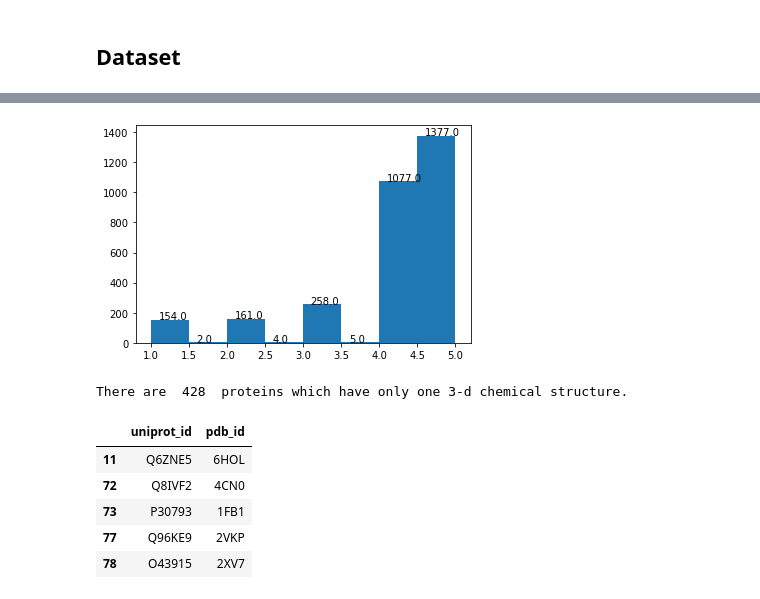
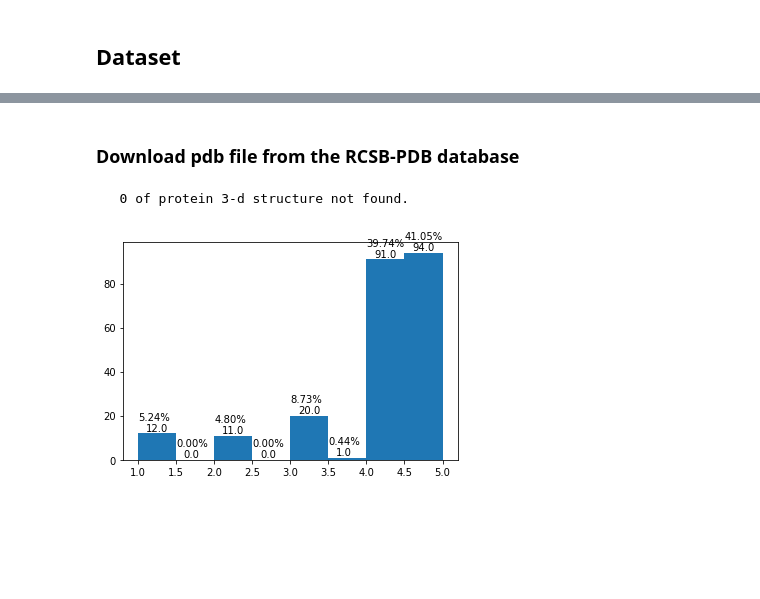
Before and after one commit to NYXFLOWER/UPSR, a Jupyter notebook: Data Pre-analysis.ipynb, the cells around one changed output, grey strips where cells are left out. Drawn from its saved outputs; the diff is of its cells as text; code cells hidden in the pictures; blank space fills up the shorter version.

```diff
--- a/Data Pre-analysis.ipynb
+++ b/Data Pre-analysis.ipynb
@@ -119,3 +121,9 @@ There are  3038  unique proteins which present only once.
 | 3 | 140235 | H0YH02 | 5.0 |
 | 4 | 140309 | F5GYC5 | 5.0 |
 | 5 | 140325 | O43506 | 2.0 |
+# %%
+bbb = 8
+arr = plt.hist(prest_solu['solubility_class_1M'], bins=bbb)
+for i in range(bbb):
+    plt.text(arr[1][i], arr[0][i]+80, str(arr[0][i]))
+    plt.text(arr[1][i], arr[0][i]+10, '{:.2f}%'.format(arr[0][i]/prest_solu.shape[0]*100))
@@ -122,21 +173,29 @@ There are  3038  unique proteins which present only once.
+# %% [markdown]
+### Download pdb file from the RCSB-PDB database
+# %%
+import requests as re
+url = r"http://files.rcsb.org/download/"
+pdb_list = pdb_solu['pdb_id'].to_list()
+tmp = len(pdb_list)
+for i in range(tmp):
+    pdb = pdb_list[i]
+    u = url + pdb + '.pdb'
+    r = re.get(u)
+    if r.ok:
+        with open('./data/pdb/' + pdb + '.pdb', 'bw') as f:
+            f.write(r.content)
+    else:
+        pdb_solu.drop(pdb_solu.index[i])
+
+print('{:4d} of protein 3-d structure not found.'
+      .format(tmp - pdb_solu.shape[0]))
+# %% [output]
+   0 of protein 3-d structure not found.
 # %%
 bbb = 8
-arr = plt.hist(prest_solu['solubility_class_1M'], bins=bbb)
+arr = plt.hist(pdb_solu['solubility_class_1M'], bins=bbb)
 for i in range(bbb):
     plt.text(arr[1][i]+0.1, arr[0][i]+1, str(arr[0][i]))
+    plt.text(arr[1][i], arr[0][i]+6, '{:.2f}%'.format(arr[0][i]/pdb_solu.shape[0]*100))
 # %% [output]
-[figure, old version]
+[figure, new version]
-# %%
-id_map = pd.read_table('./data/unip_map_pbd.tab')
-id_map.drop_duplicates('uniprot_id', keep = False, inplace=True)
-
-print('There are ', id_map.shape[0], ' proteins which have only one 3-d chemical structure.')
-id_map.head()
-# %% [output]
-There are  428  proteins which have only one 3-d chemical structure.
-|  | uniprot_id | pdb_id |
-| 11 | Q6ZNE5 | 6HOL |
-| 72 | Q8IVF2 | 4CN0 |
-| 73 | P30793 | 1FB1 |
-| 77 | Q96KE9 | 2VKP |
-| 78 | O43915 | 2XV7 |
```
Also changed, not shown: parts of 6 cells of this notebook.
